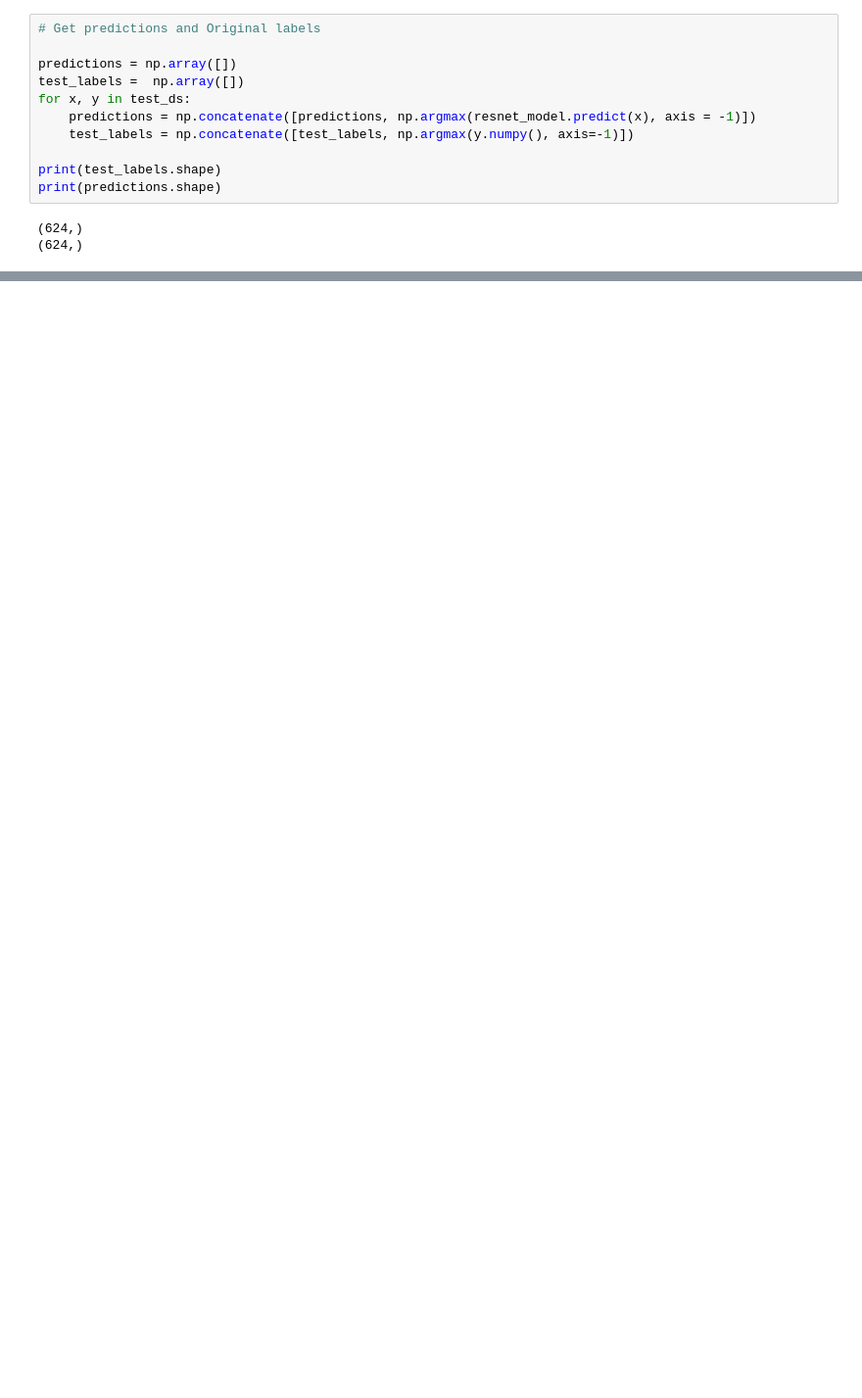
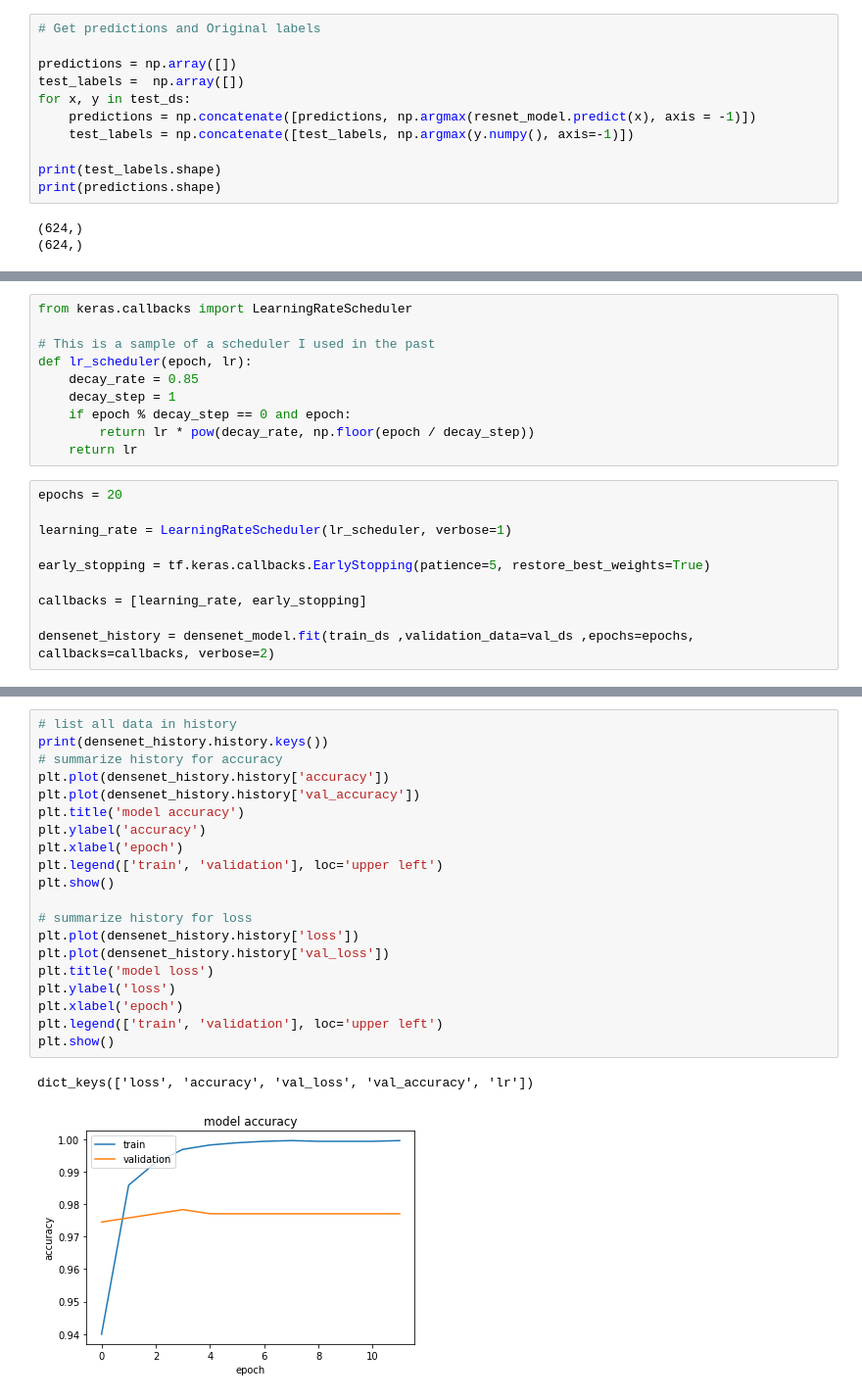
Before and after one commit to joni-menahem/DeepLearning-DrorLederman-assign1_2, a Jupyter notebook: assign2.ipynb, the cells around one changed output, grey strips where cells are left out. Shown at 98% size. Drawn from its saved outputs; the diff is of its cells as text; blank space fills up the shorter version.

Commit message:
DenseNet Inception Models

```diff
--- a/assign2.ipynb
+++ b/assign2.ipynb
@@ -305,0 +374,20 @@ weighted avg       0.76      0.72      0.68       624
+# %%
+from keras.callbacks import LearningRateScheduler
+
+# This is a sample of a scheduler I used in the past
+def lr_scheduler(epoch, lr):
+    decay_rate = 0.85
+    decay_step = 1
+    if epoch % decay_step == 0 and epoch:
+        return lr * pow(decay_rate, np.floor(epoch / decay_step))
+    return lr
+# %%
+epochs = 20
+
+learning_rate = LearningRateScheduler(lr_scheduler, verbose=1)
+
+early_stopping = tf.keras.callbacks.EarlyStopping(patience=5, restore_best_weights=True)
+
+callbacks = [learning_rate, early_stopping]
+
+densenet_history = densenet_model.fit(train_ds ,validation_data=val_ds ,epochs=epochs, callbacks=callbacks, verbose=2)
@@ -305,0 +412,23 @@ weighted avg       0.76      0.72      0.68       624
+# %%
+# list all data in history
+print(densenet_history.history.keys())
+# summarize history for accuracy
+plt.plot(densenet_history.history['accuracy'])
+plt.plot(densenet_history.history['val_accuracy'])
+plt.title('model accuracy')
+plt.ylabel('accuracy')
+plt.xlabel('epoch')
+plt.legend(['train', 'validation'], loc='upper left')
+plt.show()
+
+# summarize history for loss
+plt.plot(densenet_history.history['loss'])
+plt.plot(densenet_history.history['val_loss'])
+plt.title('model loss')
+plt.ylabel('loss')
+plt.xlabel('epoch')
+plt.legend(['train', 'validation'], loc='upper left')
+plt.show()
+# %% [output]
+dict_keys(['loss', 'accuracy', 'val_loss', 'val_accuracy', 'lr'])
+[figure, added]
```
Also changed, not shown: parts of 38 cells of this notebook.
